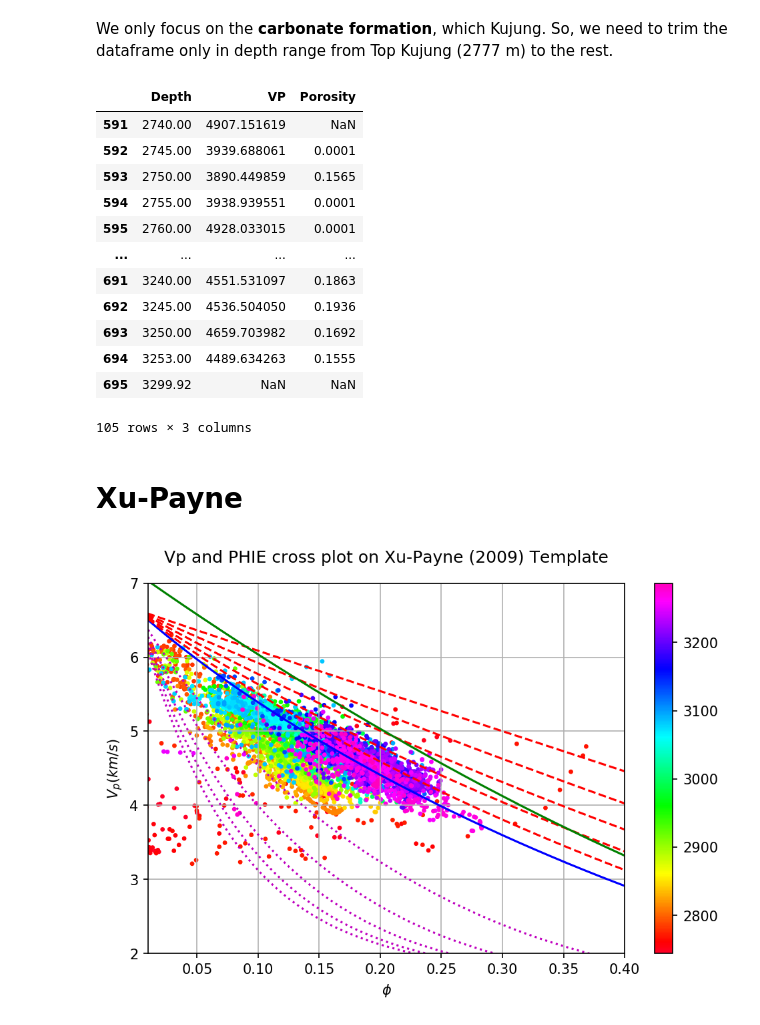
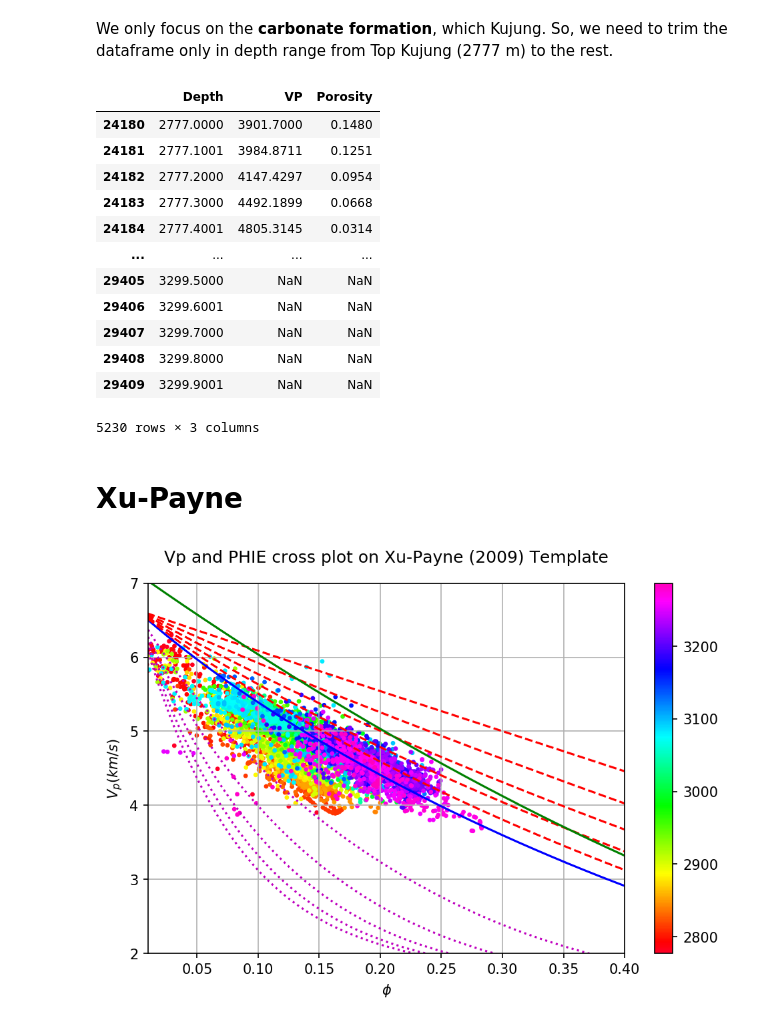
Before and after one commit to yohanesnuwara/carbon-capture-and-storage, a Jupyter notebook: main/03_xu_payne.ipynb, the cells around one changed output. Drawn from its saved outputs; the diff is of its cells as text; code cells hidden in the pictures.

```diff
--- a/main/03_xu_payne.ipynb
+++ b/main/03_xu_payne.ipynb
@@ -47,7 +41,7 @@ The purpose of this modelling is to estimate composition of each pore type in th
 Now, let's import the well log data. The well log data is in LAS format, so we need `lasreader` to read the LAS file.
 # %%
 import lasreader
-log = lasreader.LASReader("/content/bsc-thesis-carbon-capture-storage/data/KTB-01.las", null_subs=np.nan)
+log = lasreader.LASReader("/content/bsc-thesis-carbon-capture-storage/data/KTB-1.las", null_subs=np.nan)
 # %% [markdown]
 And we have lithology marker.
 # %%
@@ -62,5 +52,5 @@ Convert the depth, VP, and porosity from the well data into Pandas dataframe.
 # %%
-logfile = pd.DataFrame({"Depth":log.data['DEPT'], "VP":VP, "Porosity":log.data['PHIE']})
+logfile = pd.DataFrame({"Depth":log.data['DEPTH'], "VP":log.data['DT'], "Porosity":log.data['PHIE']})
 logfile
 # %% [output]
 |  | Depth | VP | Porosity |
@@ -80,22 +70,22 @@ logfile
 We only focus on the **carbonate formation**, which Kujung. So, we need to trim the dataframe only in depth range from Top Kujung (2777 m) to the rest.
 # %%
 topkujung = tops_depths[4]
-kujung = logfile[(logfile.Depth >= 2740) & (logfile.Depth <= max(log.data['DEPT']))]
+kujung = logfile[(logfile.Depth >= topkujung) & (logfile.Depth <= max(log.data['DEPTH']))]
 kujung
 # %% [output]
 |  | Depth | VP | Porosity |
-| 591 | 2740.00 | 4907.151619 | NaN |
-| 592 | 2745.00 | 3939.688061 | 0.0001 |
-| 593 | 2750.00 | 3890.449859 | 0.1565 |
-| 594 | 2755.00 | 3938.939551 | 0.0001 |
-| 595 | 2760.00 | 4928.033015 | 0.0001 |
+| 24180 | 2777.0000 | 3901.7000 | 0.1480 |
+| 24181 | 2777.1001 | 3984.8711 | 0.1251 |
+| 24182 | 2777.2000 | 4147.4297 | 0.0954 |
+| 24183 | 2777.3000 | 4492.1899 | 0.0668 |
+| 24184 | 2777.4001 | 4805.3145 | 0.0314 |
 | ... | ... | ... | ... |
-| 691 | 3240.00 | 4551.531097 | 0.1863 |
-| 692 | 3245.00 | 4536.504050 | 0.1936 |
-| 693 | 3250.00 | 4659.703982 | 0.1692 |
-| 694 | 3253.00 | 4489.634263 | 0.1555 |
-| 695 | 3299.92 | NaN | NaN |
+| 29405 | 3299.5000 | NaN | NaN |
+| 29406 | 3299.6001 | NaN | NaN |
+| 29407 | 3299.7000 | NaN | NaN |
+| 29408 | 3299.8000 | NaN | NaN |
+| 29409 | 3299.9001 | NaN | NaN |
-105 rows × 3 columns
+5230 rows × 3 columns
 # %% [markdown]
 # Xu-Payne
 # %%
@@ -187,38 +177,38 @@ def XuPayne():
 
         rho = (1.0 - phi) * rhom_lim + phi * rhof
 
         Ks = Gassmann.Ks(K, Km, Kf, phi)
 
         Vp = np.sqrt((Ks + 4.0 * G / 3.0) / rho)
 
         plt.plot(phi, Vp, style)
 
     plt.ylabel("$V_p (km/s)$", fontsize=10)
     plt.xlabel("$\\phi$", fontsize=10)
     plt.ylim(2.0, 7.0)
     plt.xlim(0.0, phimax)
 
     plt.grid()
 
-    log = np.genfromtxt('/content/bsc-thesis-carbon-capture-storage/data/KTB1_PHIE_Vp.txt')
-    depth = log[:, 0]
-    phie = log[:, 1]
-    vp = log[:, 2] * 0.001 #convert m/s to km/s
+    # log = np.genfromtxt('/content/bsc-thesis-carbon-capture-storage/data/KTB1_PHIE_Vp.txt')
+    # depth = log[:, 0]
+    # phie = log[:, 1]
+    # vp = log[:, 2] * 0.001 #convert m/s to km/s
 
-    # depth = kujung.Depth
-    # phie = kujung.Porosity
-    # vp = kujung.VP * 0.001 #convert m/s to km/s
+    depth = kujung.Depth
+    phie = kujung.Porosity
+    vp = kujung.VP * 0.001 #convert m/s to km/s
 
     plt.scatter(phie, vp, c=depth, s=5, cmap='gist_rainbow')
     plt.colorbar()
     plt.title('Vp and PHIE cross plot on Xu-Payne (2009) Template', pad=15)
     plt.xlim(0.01, 0.4)
 
     plt.show()
     # plt.savefig("exampleXuPayne2009.png", dpi=150)
 
 
 if __name__ == '__main__':
     XuPayne()
 # %% [output]
-[figure, old version]
+[figure, new version]
```
Also changed, not shown: parts of 5 cells of this notebook.
